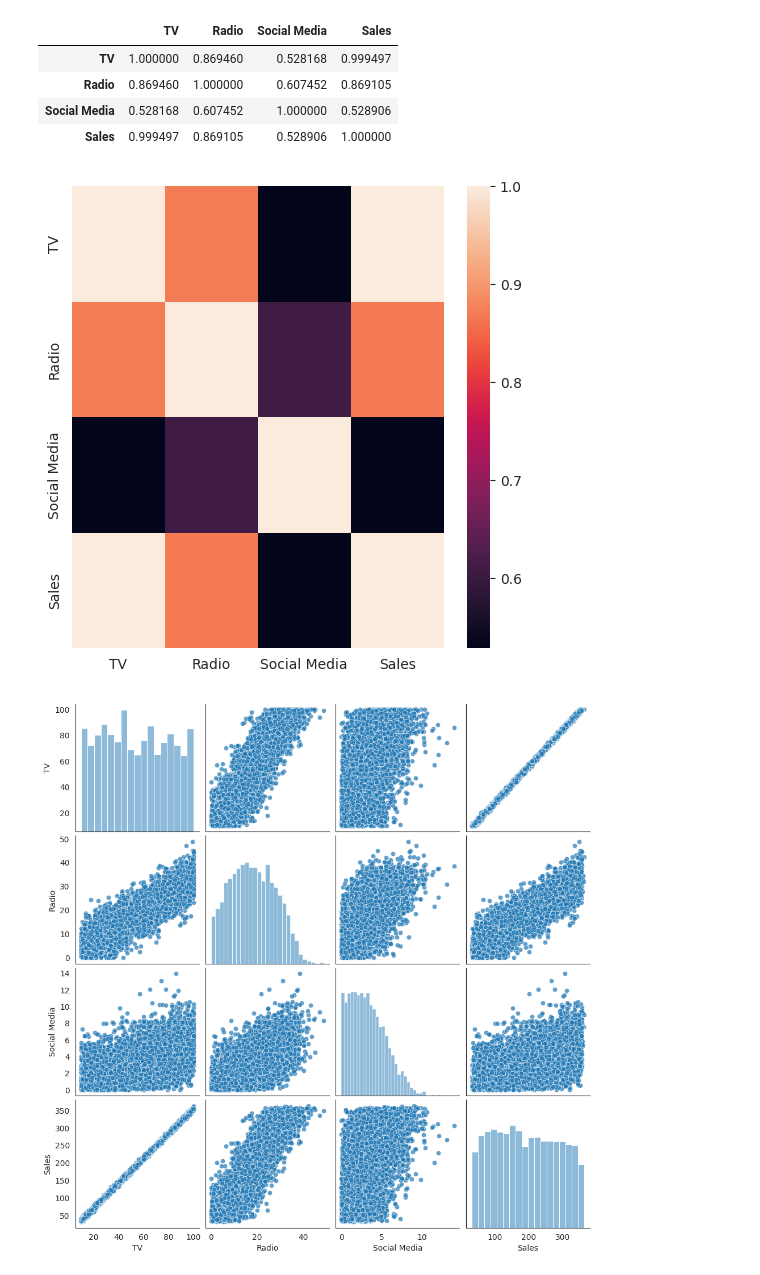
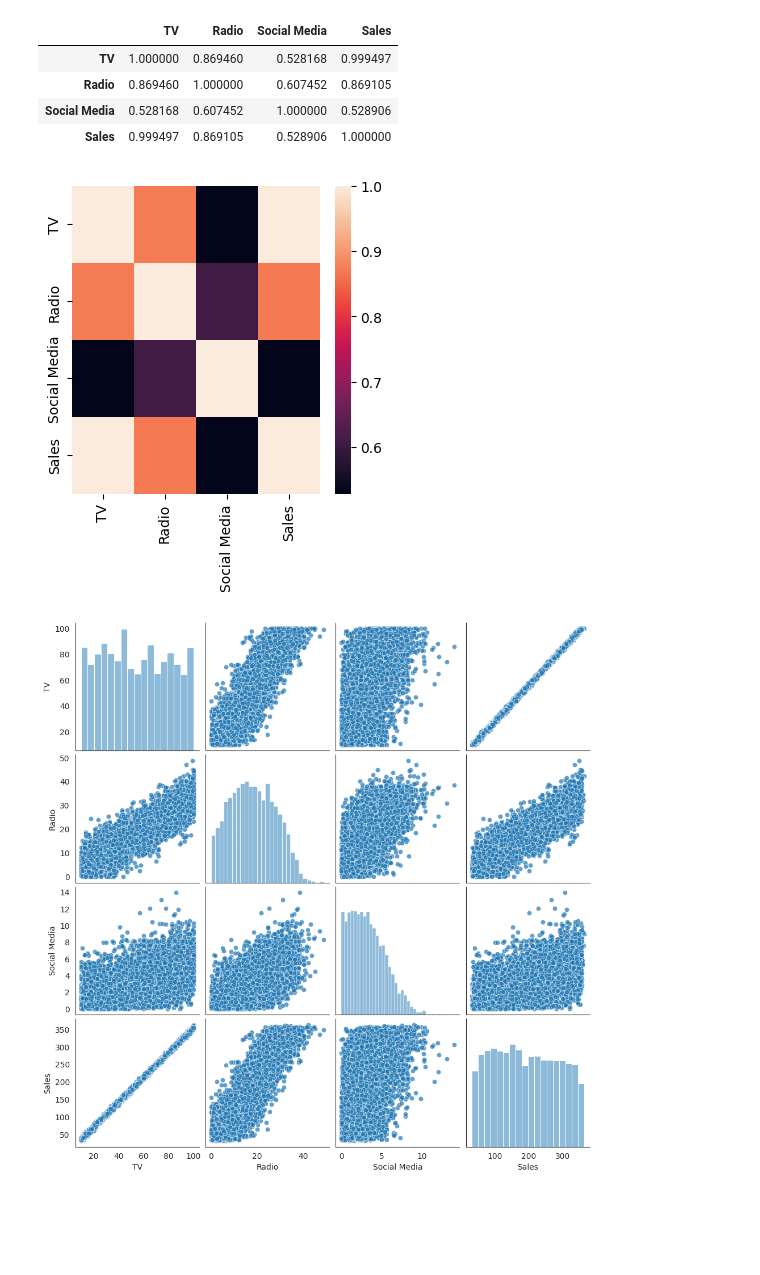
Before and after one commit to Taweilo/Credit-card-approval-prediction-classification, a Jupyter notebook: Sales_Prediction_from_Media_Spend.ipynb, the cells around one changed output. Saved outputs shown, nothing was run; the diff lists cells and outputs as text; code cells hidden in the pictures; blank space fills up the shorter version.

```diff
--- a/Sales_Prediction_from_Media_Spend.ipynb
+++ b/Sales_Prediction_from_Media_Spend.ipynb
@@ -145,12 +155,12 @@ corr
 | Social Media | 0.528168 | 0.607452 | 1.000000 | 0.528906 |
 | Sales | 0.999497 | 0.869105 | 0.528906 | 1.000000 |
 # %%
-plt.figure(figsize=(6, 6))
+plt.figure(figsize=(4, 4))
 _ = sns.heatmap(corr,
                 xticklabels=corr.columns.values,
                 yticklabels=corr.columns.values)
 # %% [output]
-[figure, old version]
+[figure, new version]
 # %%
 # Select the columns for the pair plot
 columns_to_plot = ['TV', 'Radio', 'Social Media', 'Sales']
```
Also changed, not shown: parts of 62 cells of this notebook.
